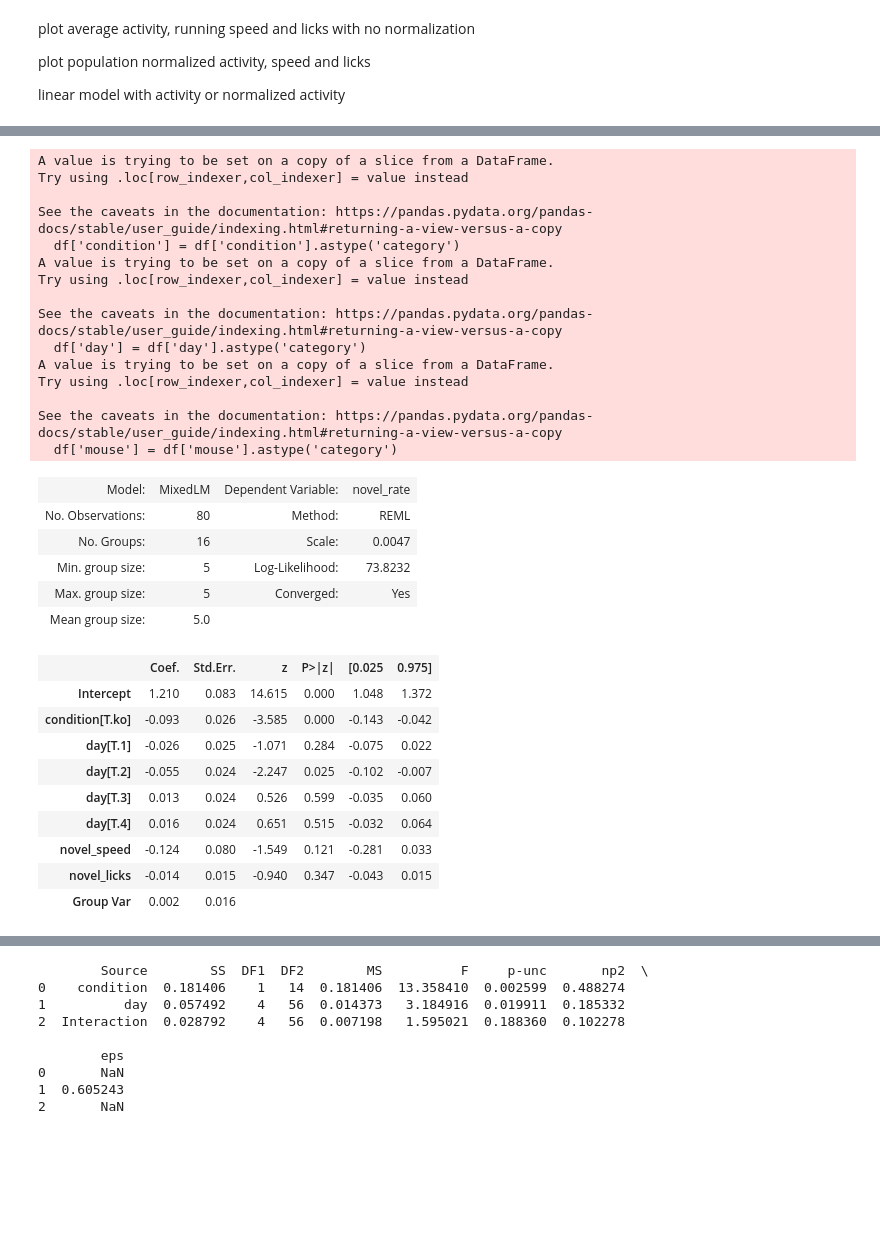
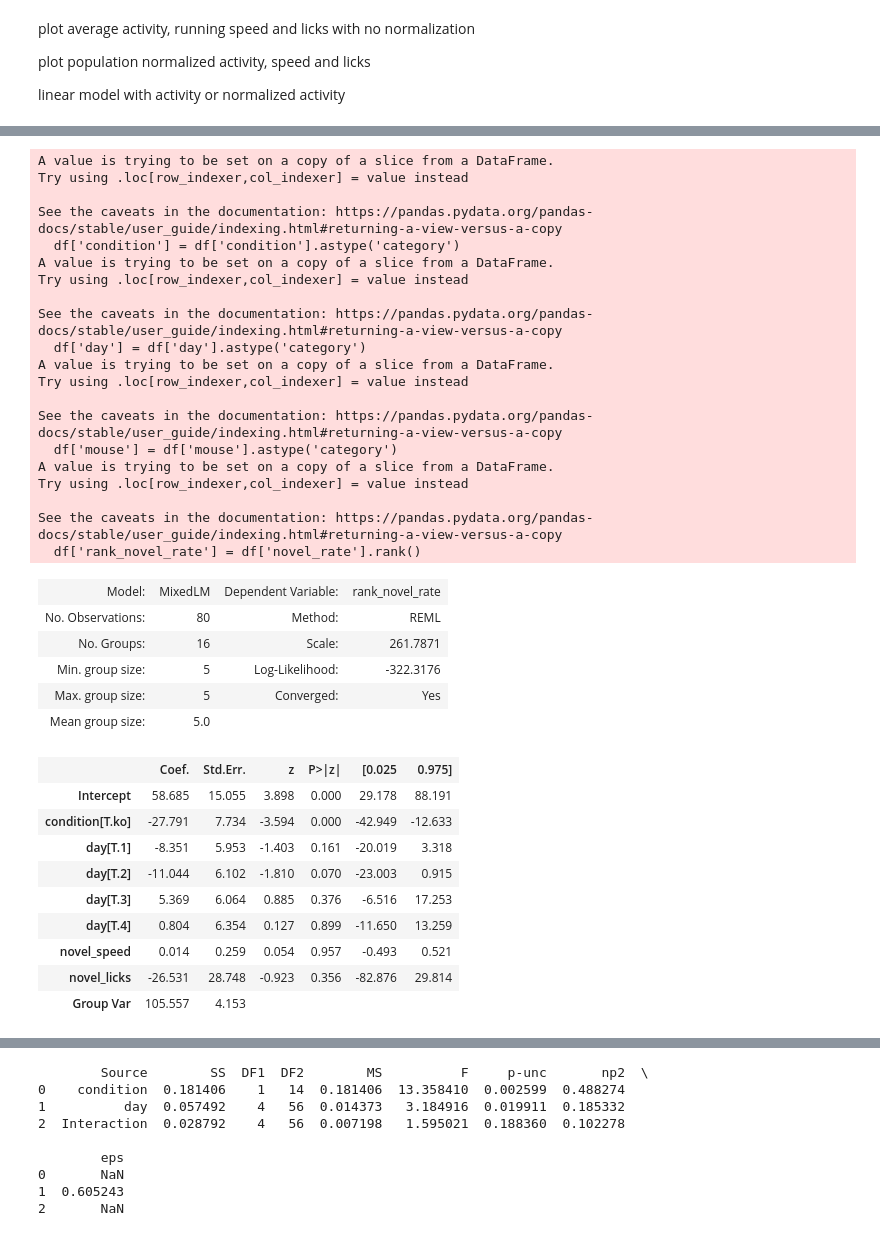
Before and after one commit to GiocomoLab/STX3KO_analyses, a Jupyter notebook: notebooks/figure5/novel_activity_rate.ipynb, the cells around one changed output, grey strips where cells are left out. Cells and saved outputs as stored; diff of their text form; code cells hidden in the pictures; blank space fills up the shorter version.

```diff
--- a/notebooks/figure5/novel_activity_rate.ipynb
+++ b/notebooks/figure5/novel_activity_rate.ipynb
@@ -397,44 +182,50 @@ for a in ax.flatten():
 # %%
-df = block_rate.build_dataframe(max_trial=5, norm='population', norm_behavior=True)
+df = block_rate.build_dataframe(max_trial=5, norm='population', norm_behavior=False)
 df = df.loc[df['day']<5]
 # %%
 import statsmodels.formula.api as smf
 df['condition'] = df['condition'].astype('category')
 df['day'] = df['day'].astype('category')
 df['mouse'] = df['mouse'].astype('category')
+df['rank_novel_rate'] = df['novel_rate'].rank()
 
-mdl = smf.mixedlm("novel_rate ~ condition + day + novel_speed + novel_licks  ", df, groups=df['mouse'])
+mdl = smf.mixedlm("rank_novel_rate ~ condition + day + novel_speed + novel_licks  ", df, groups=df['mouse'])
 res = mdl.fit()
 res.summary()
 # %% [output]
 A value is trying to be set on a copy of a slice from a DataFrame.
 Try using .loc[row_indexer,col_indexer] = value instead
 
 See the caveats in the documentation: https://pandas.pydata.org/pandas-docs/stable/user_guide/indexing.html#returning-a-view-versus-a-copy
   df['condition'] = df['condition'].astype('category')
 A value is trying to be set on a copy of a slice from a DataFrame.
 Try using .loc[row_indexer,col_indexer] = value instead
 
 See the caveats in the documentation: https://pandas.pydata.org/pandas-docs/stable/user_guide/indexing.html#returning-a-view-versus-a-copy
   df['day'] = df['day'].astype('category')
 A value is trying to be set on a copy of a slice from a DataFrame.
 Try using .loc[row_indexer,col_indexer] = value instead
 
 See the caveats in the documentation: https://pandas.pydata.org/pandas-docs/stable/user_guide/indexing.html#returning-a-view-versus-a-copy
   df['mouse'] = df['mouse'].astype('category')
+A value is trying to be set on a copy of a slice from a DataFrame.
+Try using .loc[row_indexer,col_indexer] = value instead
+
+See the caveats in the documentation: https://pandas.pydata.org/pandas-docs/stable/user_guide/indexing.html#returning-a-view-versus-a-copy
+  df['rank_novel_rate'] = df['novel_rate'].rank()
-| Model: | MixedLM | Dependent Variable: | novel_rate |
+| Model: | MixedLM | Dependent Variable: | rank_novel_rate |
 | No. Observations: | 80 | Method: | REML |
-| No. Groups: | 16 | Scale: | 0.0047 |
-| Min. group size: | 5 | Log-Likelihood: | 73.8232 |
+| No. Groups: | 16 | Scale: | 261.7871 |
+| Min. group size: | 5 | Log-Likelihood: | -322.3176 |
 | Max. group size: | 5 | Converged: | Yes |
 | Mean group size: | 5.0 |  |  |
 |  | Coef. | Std.Err. | z | P>|z| | [0.025 | 0.975] |
-| Intercept | 1.210 | 0.083 | 14.615 | 0.000 | 1.048 | 1.372 |
-| condition[T.ko] | -0.093 | 0.026 | -3.585 | 0.000 | -0.143 | -0.042 |
-| day[T.1] | -0.026 | 0.025 | -1.071 | 0.284 | -0.075 | 0.022 |
-| day[T.2] | -0.055 | 0.024 | -2.247 | 0.025 | -0.102 | -0.007 |
-| day[T.3] | 0.013 | 0.024 | 0.526 | 0.599 | -0.035 | 0.060 |
-| day[T.4] | 0.016 | 0.024 | 0.651 | 0.515 | -0.032 | 0.064 |
-| novel_speed | -0.124 | 0.080 | -1.549 | 0.121 | -0.281 | 0.033 |
-| novel_licks | -0.014 | 0.015 | -0.940 | 0.347 | -0.043 | 0.015 |
-| Group Var | 0.002 | 0.016 |  |  |  |  |
+| Intercept | 58.685 | 15.055 | 3.898 | 0.000 | 29.178 | 88.191 |
+| condition[T.ko] | -27.791 | 7.734 | -3.594 | 0.000 | -42.949 | -12.633 |
+| day[T.1] | -8.351 | 5.953 | -1.403 | 0.161 | -20.019 | 3.318 |
+| day[T.2] | -11.044 | 6.102 | -1.810 | 0.070 | -23.003 | 0.915 |
+| day[T.3] | 5.369 | 6.064 | 0.885 | 0.376 | -6.516 | 17.253 |
+| day[T.4] | 0.804 | 6.354 | 0.127 | 0.899 | -11.650 | 13.259 |
+| novel_speed | 0.014 | 0.259 | 0.054 | 0.957 | -0.493 | 0.521 |
+| novel_licks | -26.531 | 28.748 | -0.923 | 0.356 | -82.876 | 29.814 |
+| Group Var | 105.557 | 4.153 |  |  |  |  |
```
Also changed, not shown: parts of 25 cells of this notebook, 1 other file.
